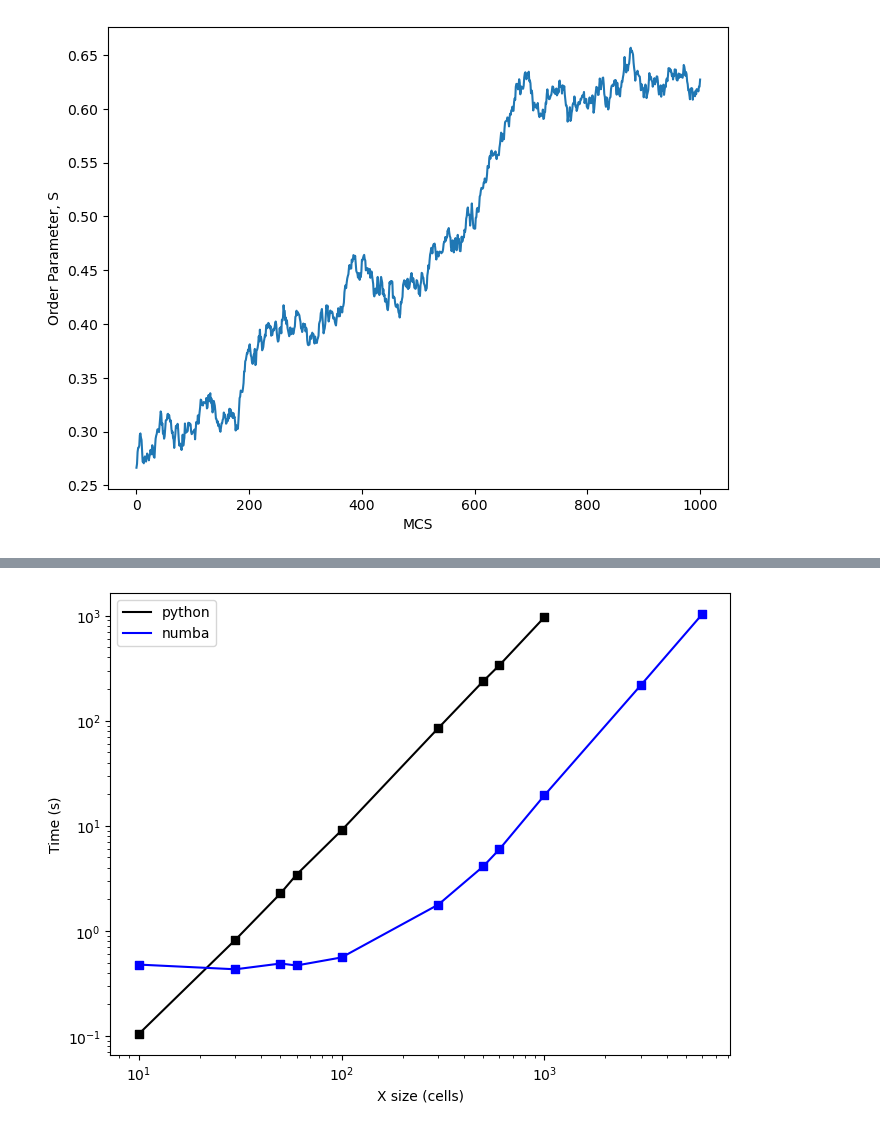
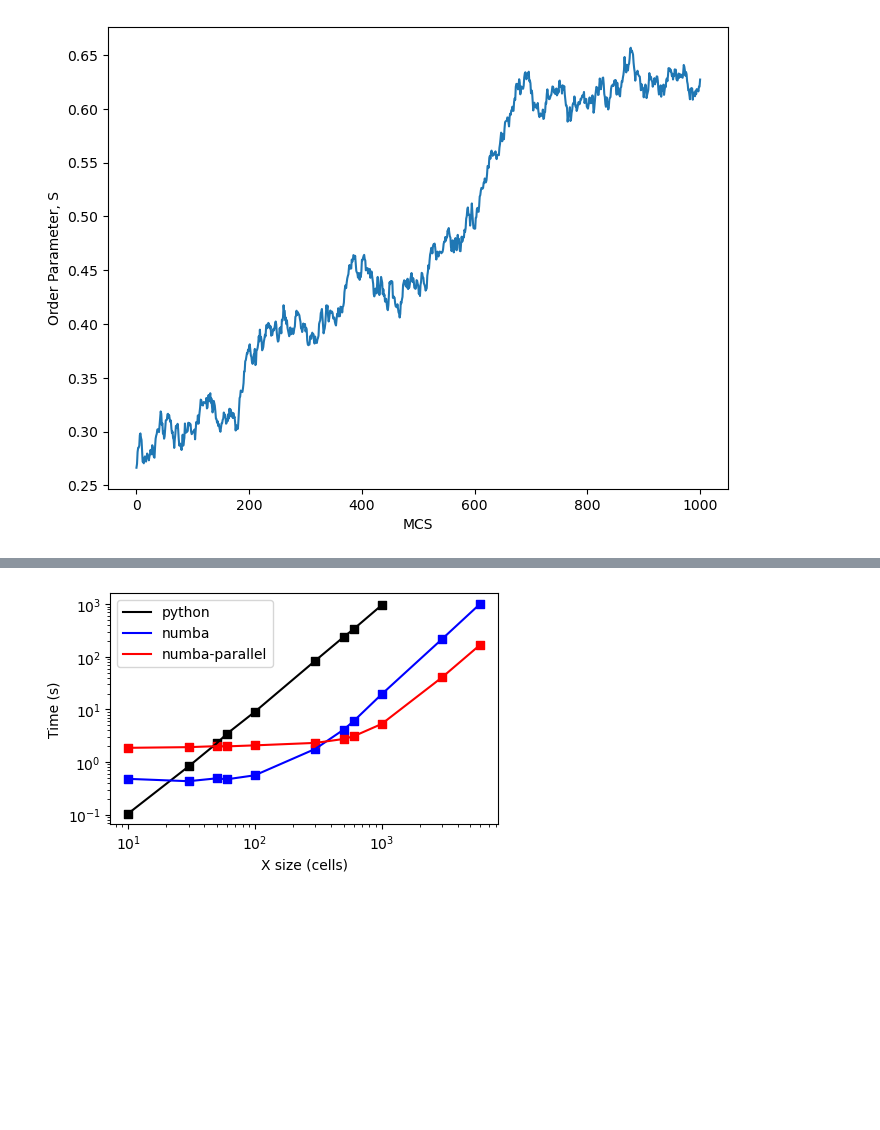
Before and after one commit to yujuan11/seproject1, a Jupyter notebook: plotfigures.ipynb, the cells around one changed output, grey strips where cells are left out. Cells and saved outputs as stored; diff of their text form; code cells hidden in the pictures; blank space fills up the shorter version.

```diff
--- a/plotfigures.ipynb
+++ b/plotfigures.ipynb
@@ -102,22 +110,25 @@ plt.show()
 numba_ver=[0.478636,0.431728,0.489747,0.469262,0.559644, 1.780302,4.120274,5.980160,19.497753,219.748886,1032.182340]
 x_numba=[10,30,50,60,100,300,500,600,1000,3000,6000]
 # %%
-plt.figure(figsize=(8, 6))
+plt.figure(figsize=(5,3))
 
 plt.plot(x_python,python,color='black',label='python')
 plt.scatter(x_python, python, color='black', marker='s')
 #
 plt.plot(x_numba,numba_ver,color='blue',label='numba')
 plt.scatter(x_numba, numba_ver, color='blue', marker='s')
-#plt.yticks(custom_ticks, [str(tick) for tick in custom_ticks])
+#
+plt.plot(x_numba,numba_para,color='red',label='numba-parallel')
+plt.scatter(x_numba, numba_para, color='red', marker='s')
+#
 plt.xlabel('X size (cells)')
 plt.ylabel('Time (s)')
 plt.yscale('log')
 plt.xscale('log')
 plt.legend()
 plt.show()
 # %% [output]
-[figure, old version]
+[figure, new version]
 # %%
 numba_para=[1.863352,1.919434,2.004582,1.985747,2.075729,2.312850,2.743273,3.086665,5.301149,41.032406,171.318565]
 x_numba=[10,30,50,60,100,300,500,600,1000,3000,6000]
```
Also changed, not shown: parts of 5 cells of this notebook, 20 other files.
